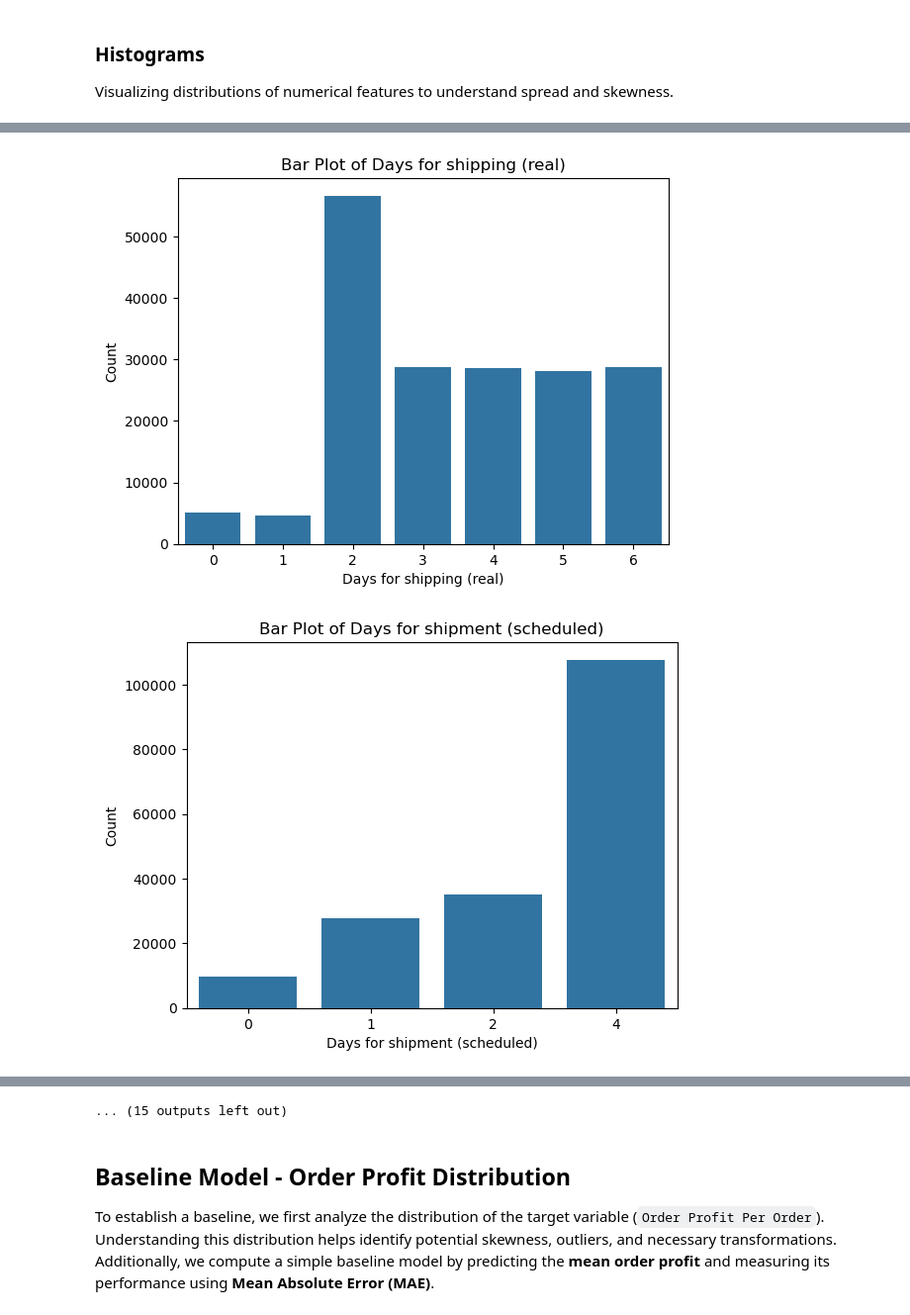
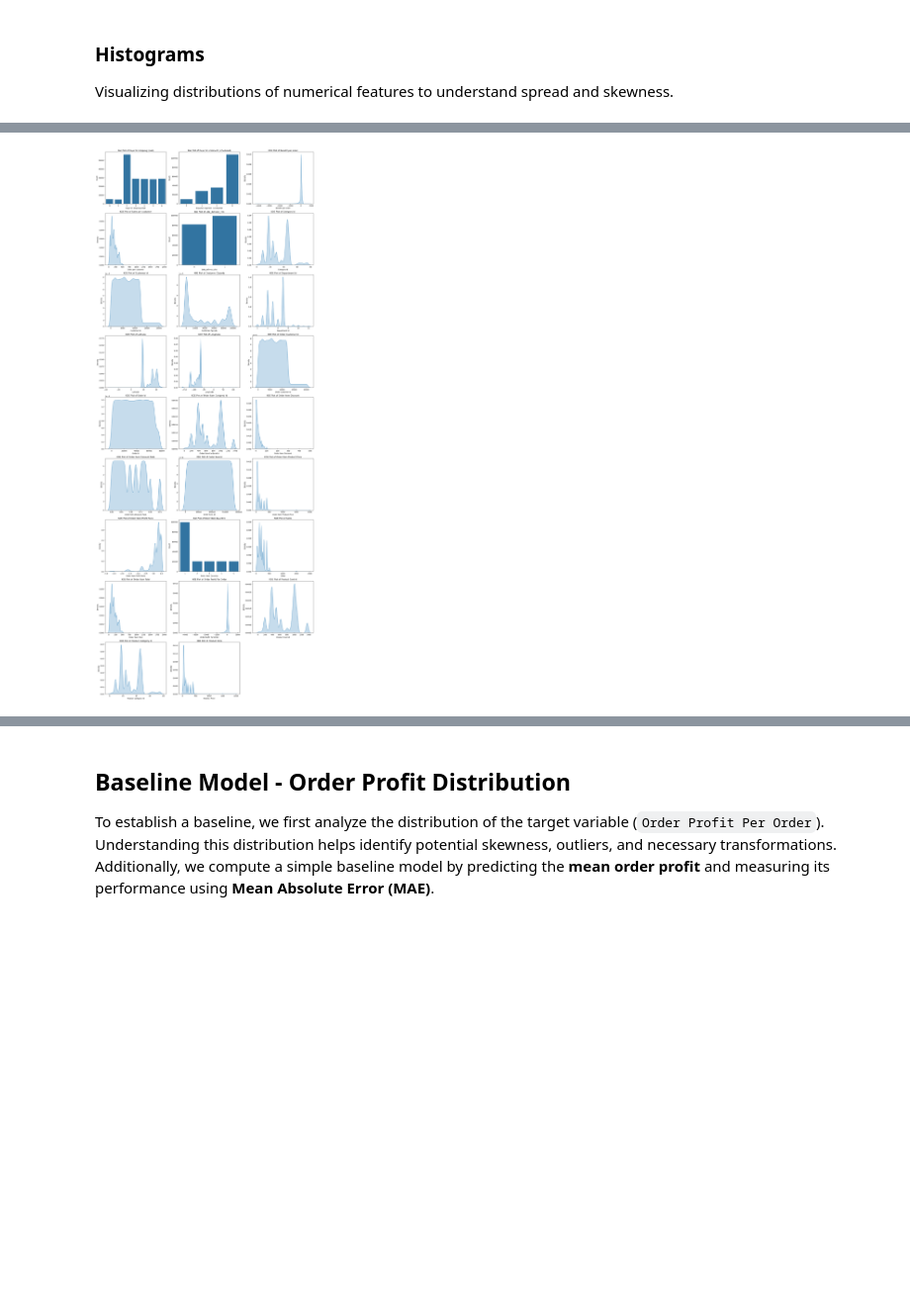
Before and after one commit to thomashz246/Master-Thesis, a Jupyter notebook: EDA_short.ipynb, the cells around one changed output, grey strips where cells are left out. Shown at 99% size. Drawn from its saved outputs; the diff is of its cells as text; code cells hidden in the pictures; blank space fills up the shorter version.

```diff
--- a/EDA_short.ipynb
+++ b/EDA_short.ipynb
@@ -139,7 +159,10 @@ display(df.describe())
 
 Visualizing distributions of numerical features to understand spread and skewness.
 # %%
-plt.figure(figsize=(12, 10))
-df.hist(figsize=(12, 10), bins=50)
+ax = df.hist(figsize=(18, 16), bins=50)
+for subplot in ax.flatten():
+    subplot.tick_params(axis='x', rotation=45)
+
+plt.tight_layout()
 plt.show()
 # %% [output]
@@ -162,20 +224,35 @@ Kernel Density Estimation (KDE) plots show probability distributions of numerica
 # %%
-for column in df.select_dtypes(include=['float64', 'int64']).columns:
+numeric_cols = df.select_dtypes(include=['float64', 'int64']).columns
+
+plots = []
+
+for col in numeric_cols:
+    unique = df[col].nunique()
+    if unique > 1:
+        plots.append(col)
+
+n_rows = (len(plots) + 2) // 3
+fig, axes = plt.subplots(n_rows, 3, figsize=(18, 5 * n_rows))
+axes = axes.flatten()
+
+for i, column in enumerate(plots):
     unique_values = df[column].nunique()
+    ax = axes[i]
 
     if unique_values > 10:
-        sns.kdeplot(df[column], fill=True)
-        plt.title(f"KDE Plot of {column}")
-    elif unique_values > 1:
+        sns.kdeplot(df[column], fill=True, ax=ax)
+        ax.set_title(f"KDE Plot of {column}")
+    else:
         sns.barplot(x=df[column].value_counts().index,
-                    y=df[column].value_counts().values)
-        plt.xlabel(column)
-        plt.ylabel("Count")
-        plt.title(f"Bar Plot of {column}")
-    else:
-        print(f"Skipping {column}")
+                    y=df[column].value_counts().values, ax=ax)
+        ax.set_title(f"Bar Plot of {column}")
+        ax.set_xlabel(column)
+        ax.set_ylabel("Count")
 
-    plt.show()
+for j in range(i + 1, len(axes)):
+    fig.delaxes(axes[j])
+
+plt.tight_layout()
+plt.show()
 # %% [output]
-[figure, old version]
+[figure, new version]
-[figure, removed]
@@ -192,4 +259,3 @@ for column in df.select_dtypes(include=['float64', 'int64']).columns:
-... (15 outputs left out)
 # %% [markdown]
 ## Baseline Model - Order Profit Distribution
 
```
Also changed, not shown: parts of 19 cells of this notebook.
